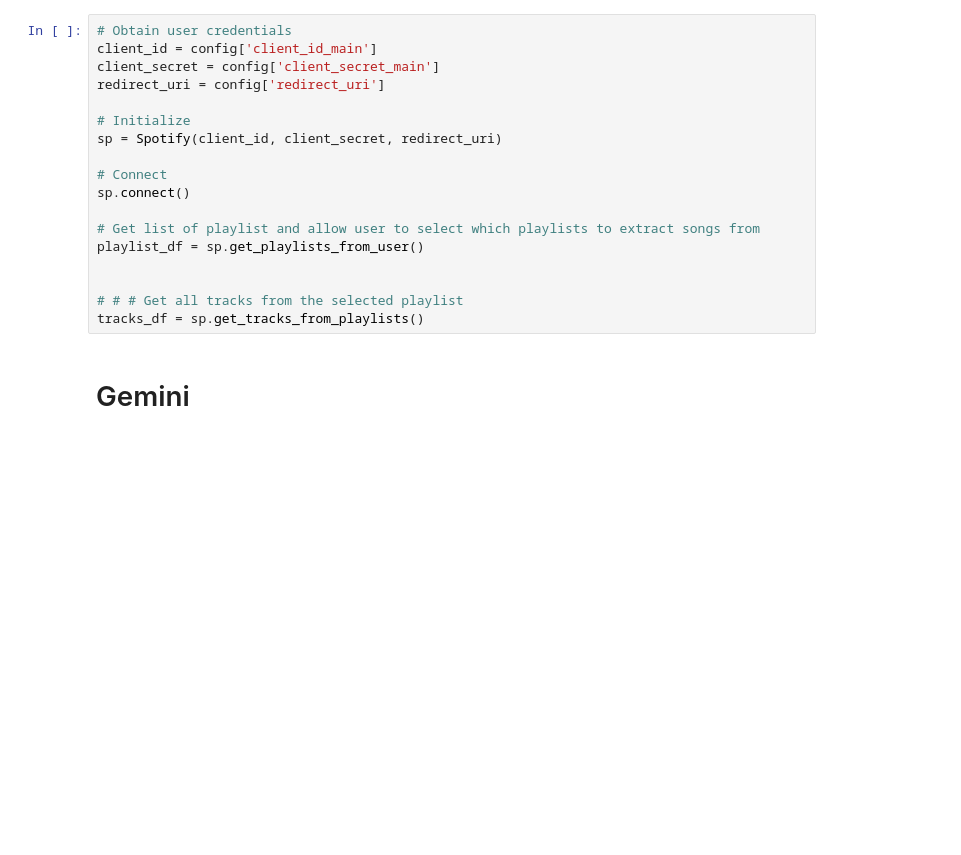
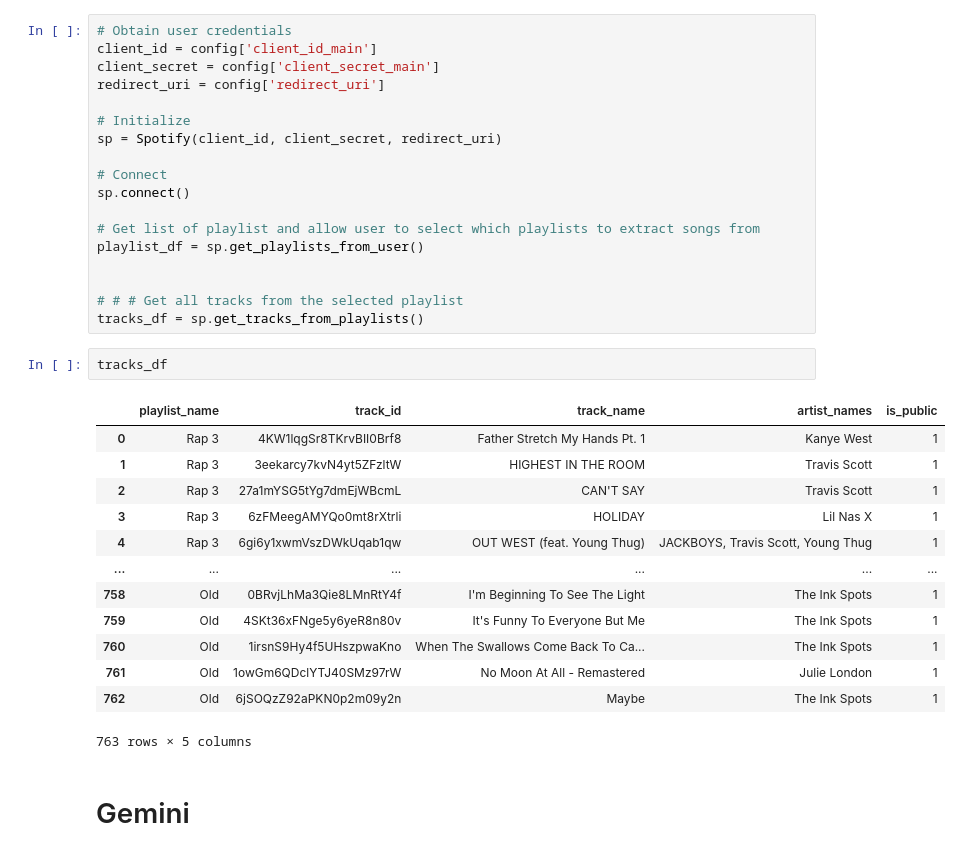
Before and after one commit to atjhin/spotify-playlist-generator, a Jupyter notebook: SPG/temp_playground/playground.ipynb, the cells around one changed output. Cells and saved outputs as stored; diff of their text form; blank space fills up the shorter version.

```diff
--- a/SPG/temp_playground/playground.ipynb
+++ b/SPG/temp_playground/playground.ipynb
@@ -187,6 +187,22 @@ playlist_df = sp.get_playlists_from_user()
 
 # # # Get all tracks from the selected playlist
 tracks_df = sp.get_tracks_from_playlists()
+# %%
+tracks_df
+# %% [output]
+|  | playlist_name | track_id | track_name | artist_names | is_public |
+| 0 | Rap 3 | 4KW1lqgSr8TKrvBII0Brf8 | Father Stretch My Hands Pt. 1 | Kanye West | 1 |
+| 1 | Rap 3 | 3eekarcy7kvN4yt5ZFzltW | HIGHEST IN THE ROOM | Travis Scott | 1 |
+| 2 | Rap 3 | 27a1mYSG5tYg7dmEjWBcmL | CAN'T SAY | Travis Scott | 1 |
+| 3 | Rap 3 | 6zFMeegAMYQo0mt8rXtrli | HOLIDAY | Lil Nas X | 1 |
+| 4 | Rap 3 | 6gi6y1xwmVszDWkUqab1qw | OUT WEST (feat. Young Thug) | JACKBOYS, Travis Scott, Young Thug | 1 |
+| ... | ... | ... | ... | ... | ... |
+| 758 | Old | 0BRvjLhMa3Qie8LMnRtY4f | I'm Beginning To See The Light | The Ink Spots | 1 |
+| 759 | Old | 4SKt36xFNge5y6yeR8n80v | It's Funny To Everyone But Me | The Ink Spots | 1 |
+| 760 | Old | 1irsnS9Hy4f5UHszpwaKno | When The Swallows Come Back To Ca... | The Ink Spots | 1 |
+| 761 | Old | 1owGm6QDclYTJ40SMz97rW | No Moon At All - Remastered | Julie London | 1 |
+| 762 | Old | 6jSOQzZ92aPKN0p2m09y2n | Maybe | The Ink Spots | 1 |
+763 rows × 5 columns
 # %% [markdown]
 # Gemini
 # %%
```
Also changed, not shown: parts of 3 cells of this notebook, 8 other files.
